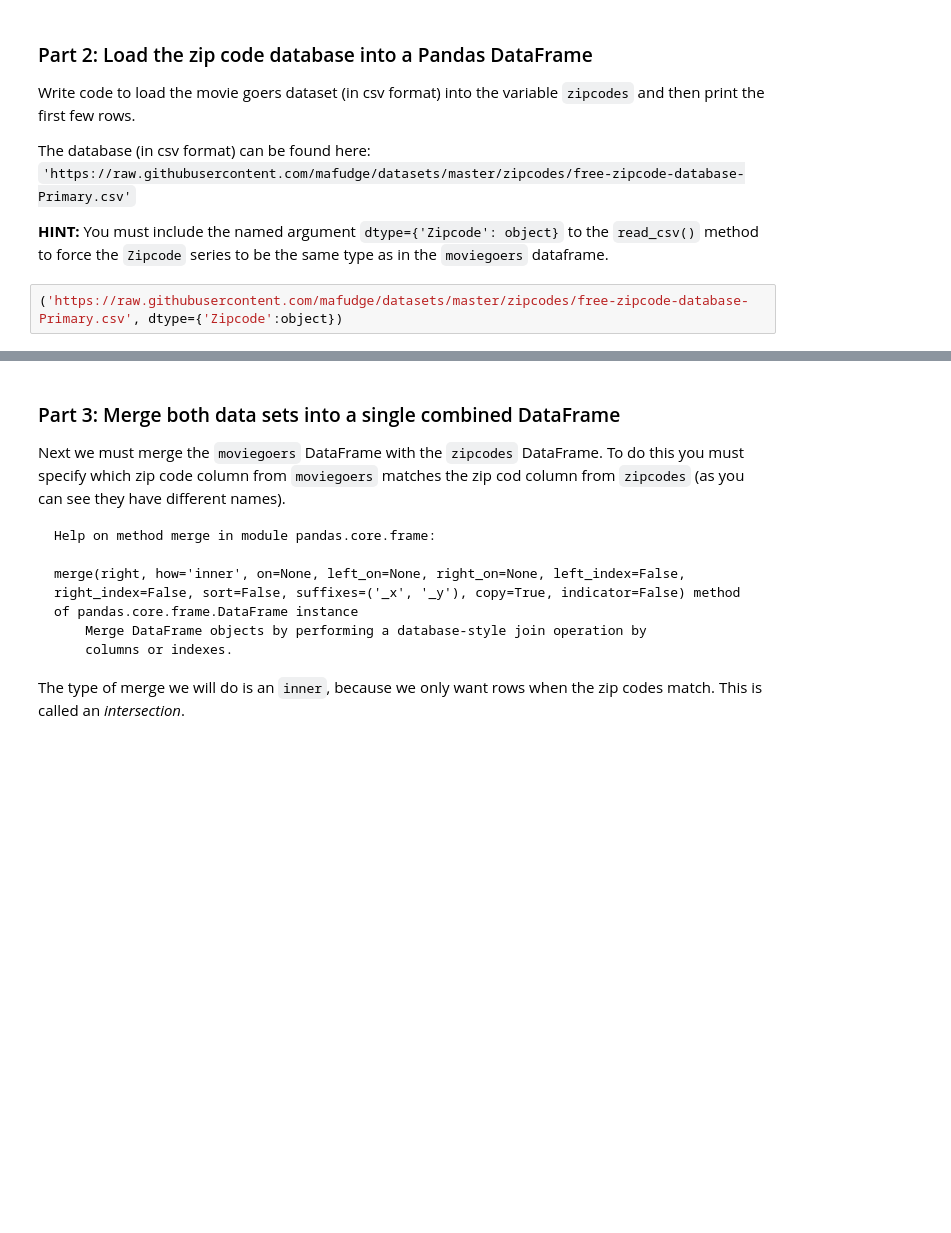
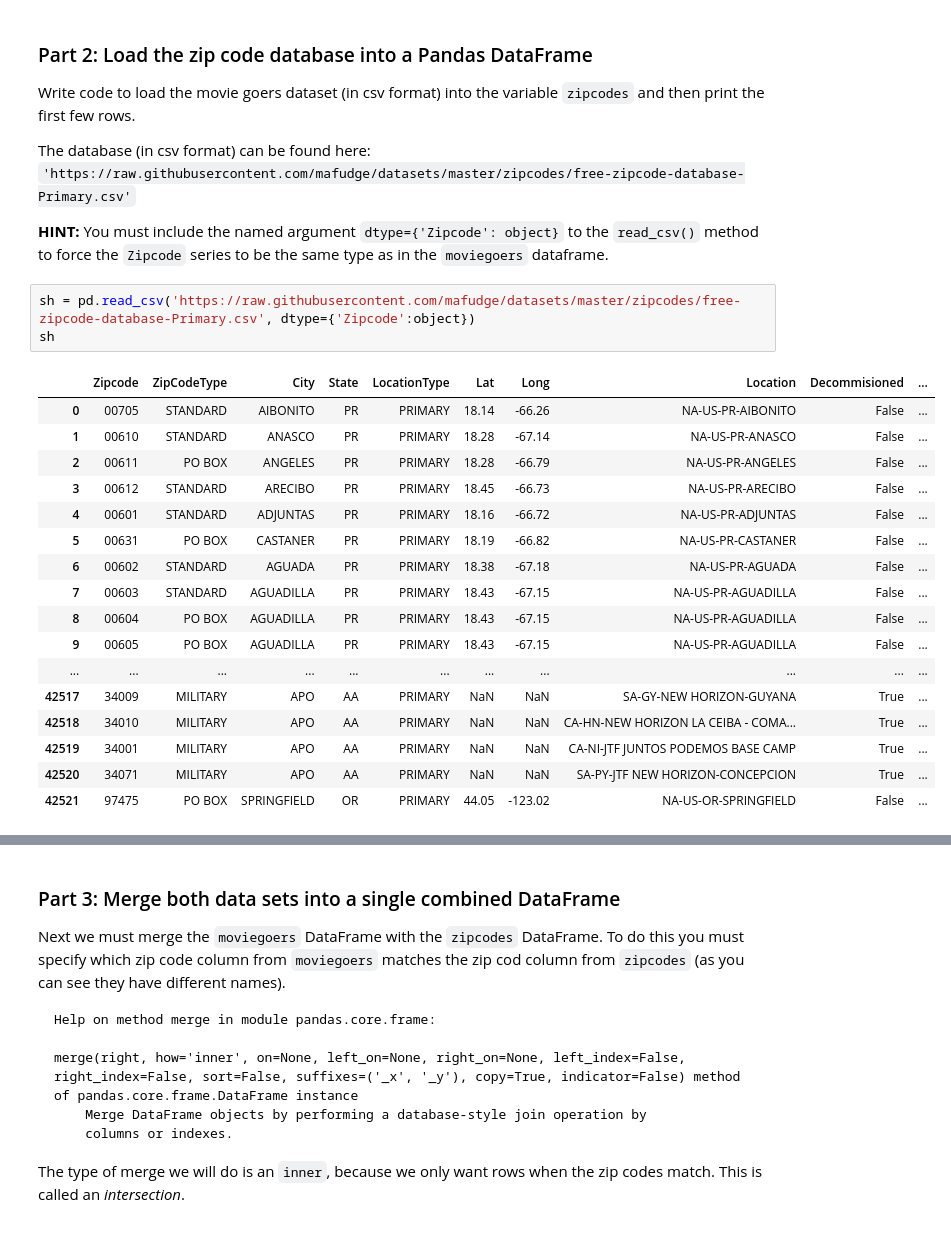
Before and after one commit to yajiao-su/istpytonproject, a Jupyter notebook: content/lessons/12/Now-You-Code/NYC2-Movie-Goers-Zipcode-Lookup.ipynb, the cells around one changed output, grey strips where cells are left out. Drawn from its saved outputs; the diff is of its cells as text; blank space fills up the shorter version.

```diff
--- a/content/lessons/12/Now-You-Code/NYC2-Movie-Goers-Zipcode-Lookup.ipynb
+++ b/content/lessons/12/Now-You-Code/NYC2-Movie-Goers-Zipcode-Lookup.ipynb
@@ -37,5 +42,23 @@ The database (in csv format) can be found here: `'https://raw.githubusercontent.
 
 **HINT:**  You must include the named argument `dtype={'Zipcode': object}` to the `read_csv()` method to force the `Zipcode` series to be the same type as in the `moviegoers` dataframe.
 # %%
-('https://raw.githubusercontent.com/mafudge/datasets/master/zipcodes/free-zipcode-database-Primary.csv', dtype={'Zipcode':object})
+sh = pd.read_csv('https://raw.githubusercontent.com/mafudge/datasets/master/zipcodes/free-zipcode-database-Primary.csv', dtype={'Zipcode':object})
+sh
 # %% [output]
+|  | Zipcode | ZipCodeType | City | State | LocationType | Lat | Long | Location | Decommisioned | ... |
+| 0 | 00705 | STANDARD | AIBONITO | PR | PRIMARY | 18.14 | -66.26 | NA-US-PR-AIBONITO | False | ... |
+| 1 | 00610 | STANDARD | ANASCO | PR | PRIMARY | 18.28 | -67.14 | NA-US-PR-ANASCO | False | ... |
+| 2 | 00611 | PO BOX | ANGELES | PR | PRIMARY | 18.28 | -66.79 | NA-US-PR-ANGELES | False | ... |
+| 3 | 00612 | STANDARD | ARECIBO | PR | PRIMARY | 18.45 | -66.73 | NA-US-PR-ARECIBO | False | ... |
+| 4 | 00601 | STANDARD | ADJUNTAS | PR | PRIMARY | 18.16 | -66.72 | NA-US-PR-ADJUNTAS | False | ... |
+| 5 | 00631 | PO BOX | CASTANER | PR | PRIMARY | 18.19 | -66.82 | NA-US-PR-CASTANER | False | ... |
+| 6 | 00602 | STANDARD | AGUADA | PR | PRIMARY | 18.38 | -67.18 | NA-US-PR-AGUADA | False | ... |
+| 7 | 00603 | STANDARD | AGUADILLA | PR | PRIMARY | 18.43 | -67.15 | NA-US-PR-AGUADILLA | False | ... |
+| 8 | 00604 | PO BOX | AGUADILLA | PR | PRIMARY | 18.43 | -67.15 | NA-US-PR-AGUADILLA | False | ... |
+| 9 | 00605 | PO BOX | AGUADILLA | PR | PRIMARY | 18.43 | -67.15 | NA-US-PR-AGUADILLA | False | ... |
+| ... | ... | ... | ... | ... | ... | ... | ... | ... | ... | ... |
+| 42517 | 34009 | MILITARY | APO | AA | PRIMARY | NaN | NaN | SA-GY-NEW HORIZON-GUYANA | True | ... |
+| 42518 | 34010 | MILITARY | APO | AA | PRIMARY | NaN | NaN | CA-HN-NEW HORIZON LA CEIBA - COMA... | True | ... |
+| 42519 | 34001 | MILITARY | APO | AA | PRIMARY | NaN | NaN | CA-NI-JTF JUNTOS PODEMOS BASE CAMP | True | ... |
+| 42520 | 34071 | MILITARY | APO | AA | PRIMARY | NaN | NaN | SA-PY-JTF NEW HORIZON-CONCEPCION | True | ... |
+| 42521 | 97475 | PO BOX | SPRINGFIELD | OR | PRIMARY | 44.05 | -123.02 | NA-US-OR-SPRINGFIELD | False | ... |
```
Also changed, not shown: parts of 5 cells of this notebook, 2 other files.
